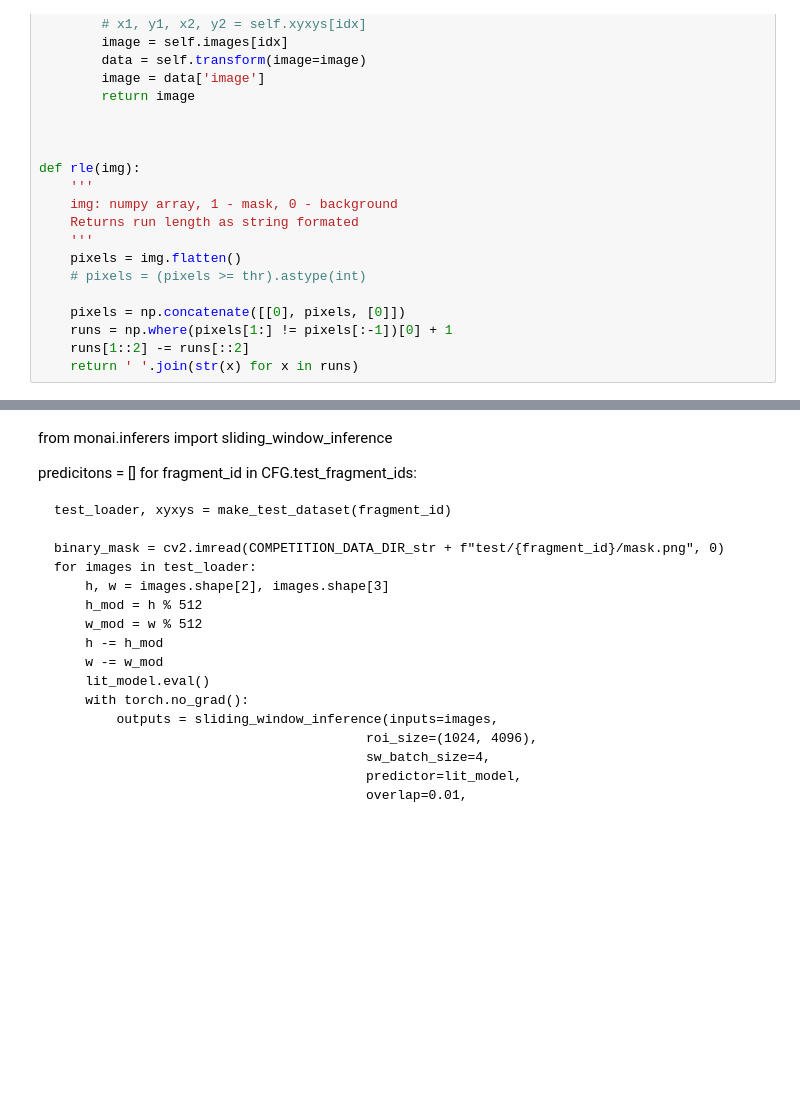
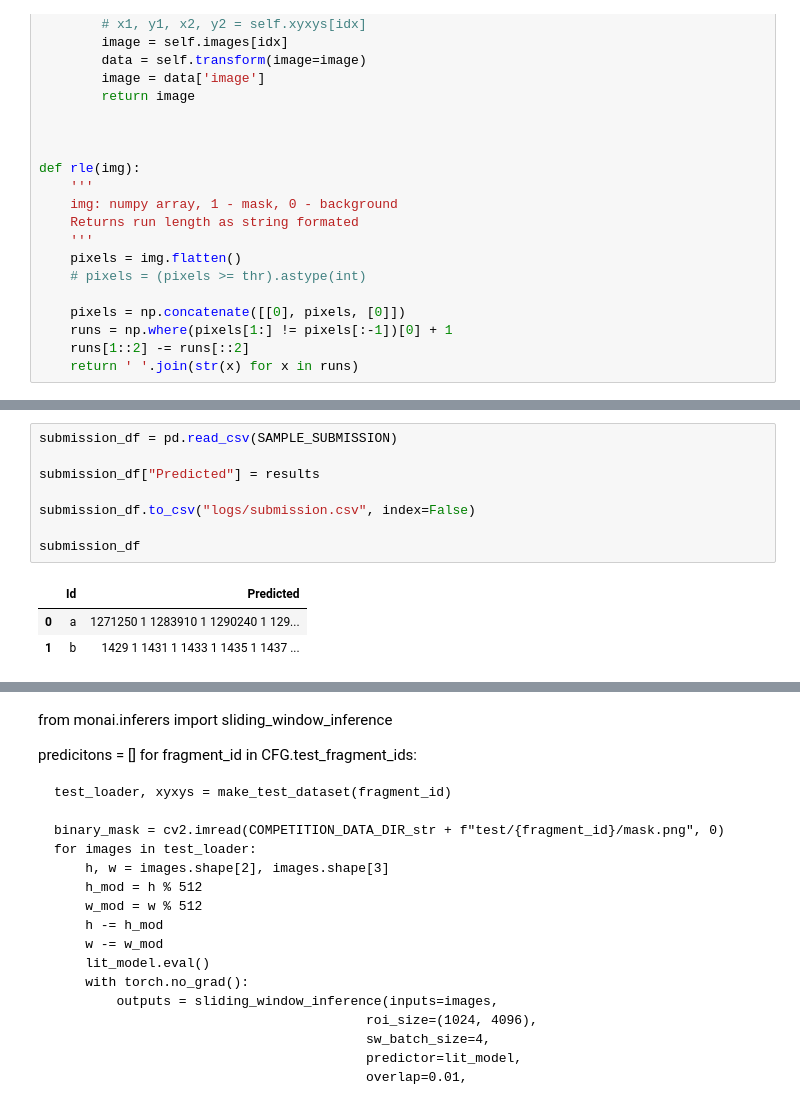
Before and after one commit to gmarus777/VESUVIUS_Challenge, a Jupyter notebook: jupyter notebooks/GCP Tile Unet Predicitons.ipynb, the cells around one changed output, grey strips where cells are left out. Cells and saved outputs as stored; diff of their text form; blank space fills up the shorter version.

```diff
--- a/jupyter notebooks/GCP Tile Unet Predicitons.ipynb
+++ b/jupyter notebooks/GCP Tile Unet Predicitons.ipynb
@@ -346,0 +281,12 @@ mask_count_min: 1.0
+# %%
+submission_df = pd.read_csv(SAMPLE_SUBMISSION)
+
+submission_df["Predicted"] = results
+
+submission_df.to_csv("logs/submission.csv", index=False)
+
+submission_df
+# %% [output]
+|  | Id | Predicted |
+| 0 | a | 1271250 1 1283910 1 1290240 1 129... |
+| 1 | b | 1429 1 1431 1 1433 1 1435 1 1437 ... |
```
Also changed, not shown: parts of 9 cells of this notebook, 2 other files.
